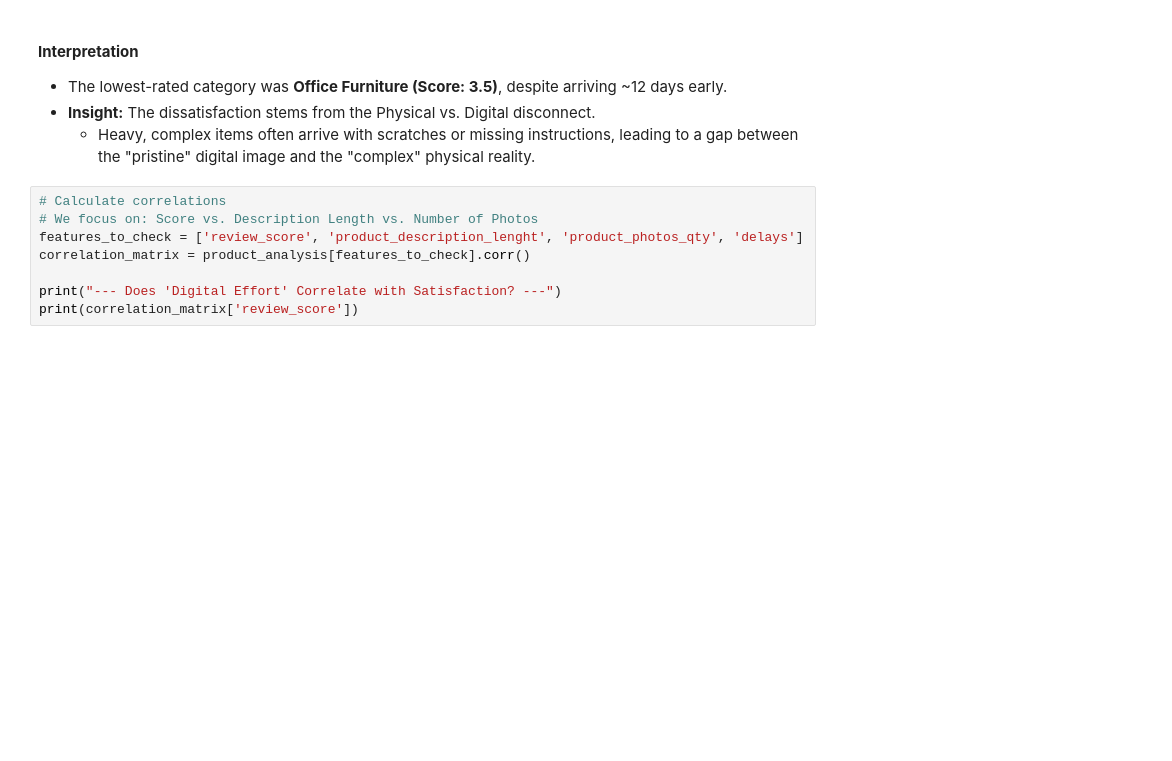
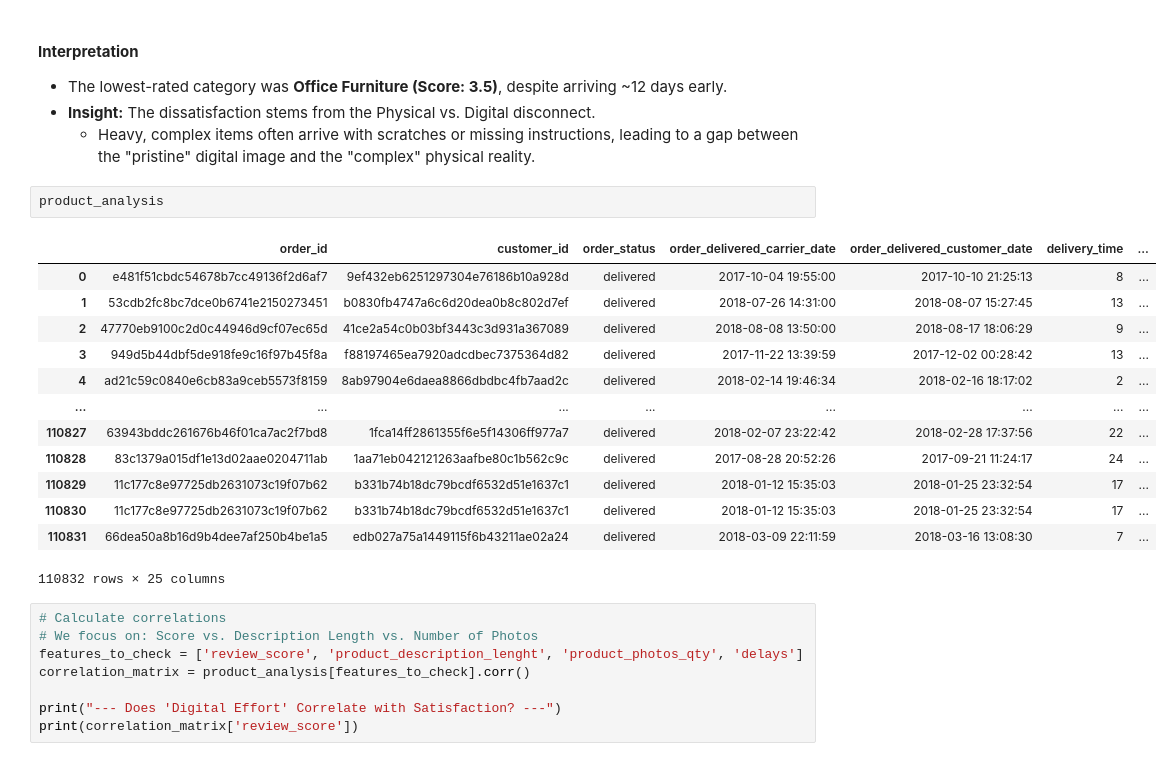
Before and after one commit to annalwiz/Case_studies, a Jupyter notebook: Olist_retailer/Source/Olist.ipynb, the cells around one changed output. Saved outputs shown, nothing was run; the diff lists cells and outputs as text; blank space fills up the shorter version.

```diff
--- a/Olist_retailer/Source/Olist.ipynb
+++ b/Olist_retailer/Source/Olist.ipynb
@@ -641,6 +643,22 @@ construcao ferramentas seguranca      3.967033          182 -12.387978
 * The lowest-rated category was **Office Furniture (Score: 3.5)**, despite arriving ~12 days early.
 * **Insight:** The dissatisfaction stems from the Physical vs. Digital disconnect.
     * Heavy, complex items often arrive with scratches or missing instructions, leading to a gap between the "pristine" digital image and the "complex" physical reality.
+# %%
+product_analysis
+# %% [output]
+|  | order_id | customer_id | order_status | order_delivered_carrier_date | order_delivered_customer_date | delivery_time | ... |
+| 0 | e481f51cbdc54678b7cc49136f2d6af7 | 9ef432eb6251297304e76186b10a928d | delivered | 2017-10-04 19:55:00 | 2017-10-10 21:25:13 | 8 | ... |
+| 1 | 53cdb2fc8bc7dce0b6741e2150273451 | b0830fb4747a6c6d20dea0b8c802d7ef | delivered | 2018-07-26 14:31:00 | 2018-08-07 15:27:45 | 13 | ... |
+| 2 | 47770eb9100c2d0c44946d9cf07ec65d | 41ce2a54c0b03bf3443c3d931a367089 | delivered | 2018-08-08 13:50:00 | 2018-08-17 18:06:29 | 9 | ... |
+| 3 | 949d5b44dbf5de918fe9c16f97b45f8a | f88197465ea7920adcdbec7375364d82 | delivered | 2017-11-22 13:39:59 | 2017-12-02 00:28:42 | 13 | ... |
+| 4 | ad21c59c0840e6cb83a9ceb5573f8159 | 8ab97904e6daea8866dbdbc4fb7aad2c | delivered | 2018-02-14 19:46:34 | 2018-02-16 18:17:02 | 2 | ... |
+| ... | ... | ... | ... | ... | ... | ... | ... |
+| 110827 | 63943bddc261676b46f01ca7ac2f7bd8 | 1fca14ff2861355f6e5f14306ff977a7 | delivered | 2018-02-07 23:22:42 | 2018-02-28 17:37:56 | 22 | ... |
+| 110828 | 83c1379a015df1e13d02aae0204711ab | 1aa71eb042121263aafbe80c1b562c9c | delivered | 2017-08-28 20:52:26 | 2017-09-21 11:24:17 | 24 | ... |
+| 110829 | 11c177c8e97725db2631073c19f07b62 | b331b74b18dc79bcdf6532d51e1637c1 | delivered | 2018-01-12 15:35:03 | 2018-01-25 23:32:54 | 17 | ... |
+| 110830 | 11c177c8e97725db2631073c19f07b62 | b331b74b18dc79bcdf6532d51e1637c1 | delivered | 2018-01-12 15:35:03 | 2018-01-25 23:32:54 | 17 | ... |
+| 110831 | 66dea50a8b16d9b4dee7af250b4be1a5 | edb027a75a1449115f6b43211ae02a24 | delivered | 2018-03-09 22:11:59 | 2018-03-16 13:08:30 | 7 | ... |
+110832 rows × 25 columns
 # %%
 # Calculate correlations
 # We focus on: Score vs. Description Length vs. Number of Photos
```
Also changed, not shown: parts of 6 cells of this notebook, 7 other files.
